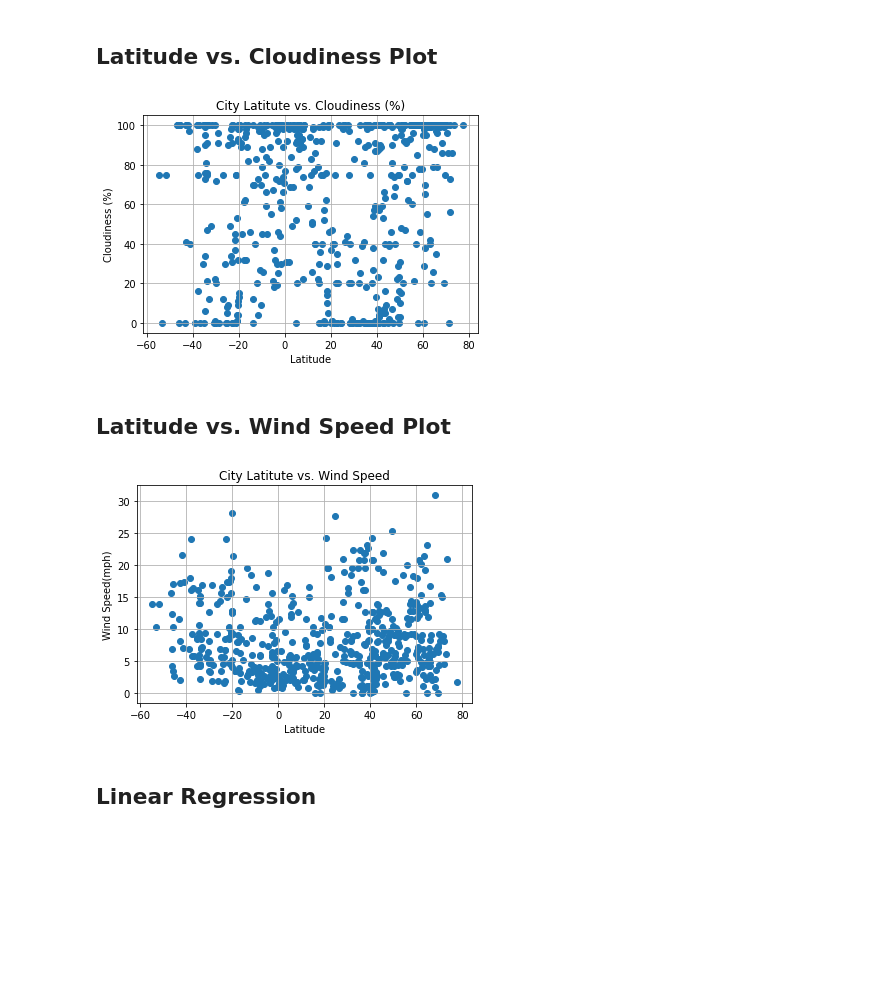
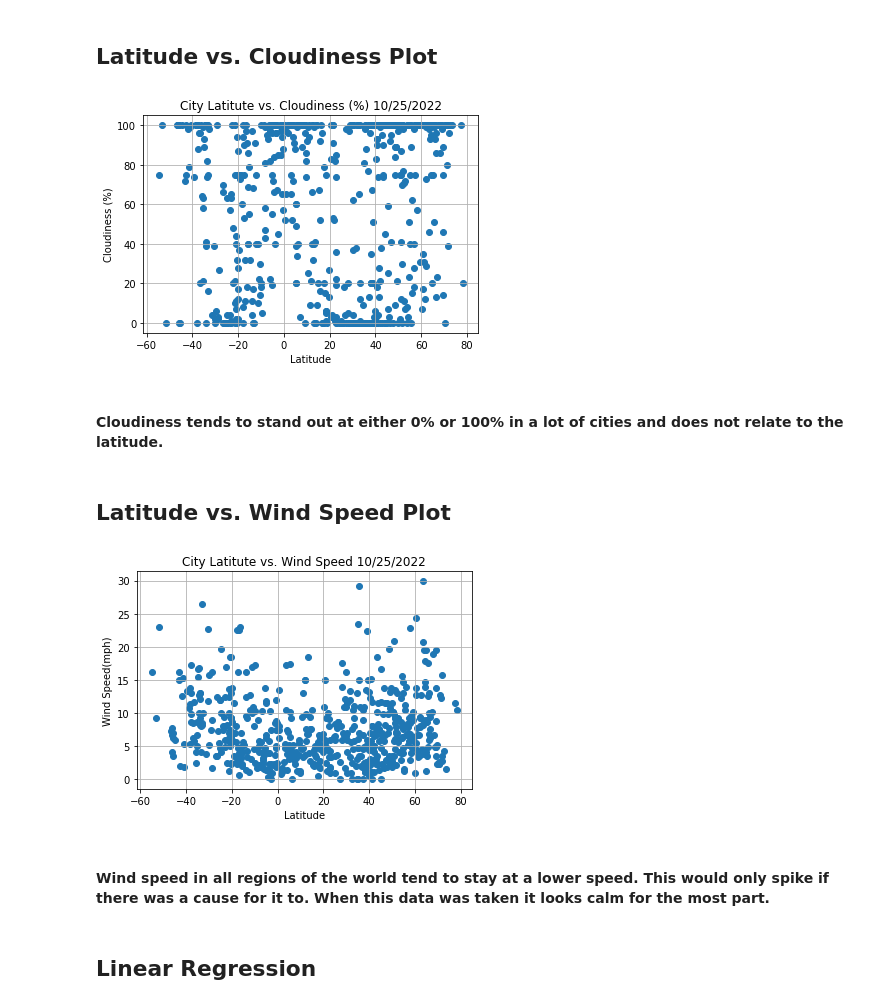
Before and after one commit to DevSher23/python-api-challenge, a Jupyter notebook: WeatherPy/WeatherPy Complete.ipynb, the cells around one changed output. Saved outputs shown, nothing was run; the diff lists cells and outputs as text; code cells hidden in the pictures; blank space fills up the shorter version.

```diff
--- a/WeatherPy/WeatherPy Complete.ipynb
+++ b/WeatherPy/WeatherPy Complete.ipynb
@@ -81,7 +83,7 @@ count = 0
 set_s = 1
 
 #loop through the lsit of cities
-for i, city in enumerate(cities):
+for city in cities:
 
 
 #put in set of 50
@@ -253,30 +259,34 @@ y_values = clean_city_data["Cloudiness"]
 
 plt.scatter(x_values,y_values)
 
-plt.title("City Latitute vs. Cloudiness (%)")
+plt.title("City Latitute vs. Cloudiness (%) 10/25/2022")
 plt.xlabel('Latitude')
 plt.ylabel('Cloudiness (%)')
 plt.grid()
 plt.savefig("output_data/latvscloudiness.png")
 plt.show()
 # %% [output]
-[figure, old version]
+[figure, new version]
+# %% [markdown]
+#### Cloudiness tends to stand out at either 0% or 100% in a lot of cities and does not relate to the latitude.
 # %% [markdown]
 ## Latitude vs. Wind Speed Plot
 # %%
 x_values = clean_city_data["Lat"]
 y_values = clean_city_data["Wind Speed"]
 
 plt.scatter(x_values,y_values)
 
-plt.title("City Latitute vs. Wind Speed")
+plt.title("City Latitute vs. Wind Speed 10/25/2022")
 plt.xlabel('Latitude')
 plt.ylabel('Wind Speed(mph)')
 plt.grid()
 plt.savefig("output_data/latvswindspeed.png")
 plt.show()
 # %% [output]
-[figure, old version]
+[figure, new version]
+# %% [markdown]
+#### Wind speed in all regions of the world tend to stay at a lower speed. This would only spike if there was a cause for it to. When this data was taken it looks calm for the most part.
 # %% [markdown]
 ## Linear Regression
 # %%
```
Also changed, not shown: parts of 29 cells of this notebook, 24 other files.
